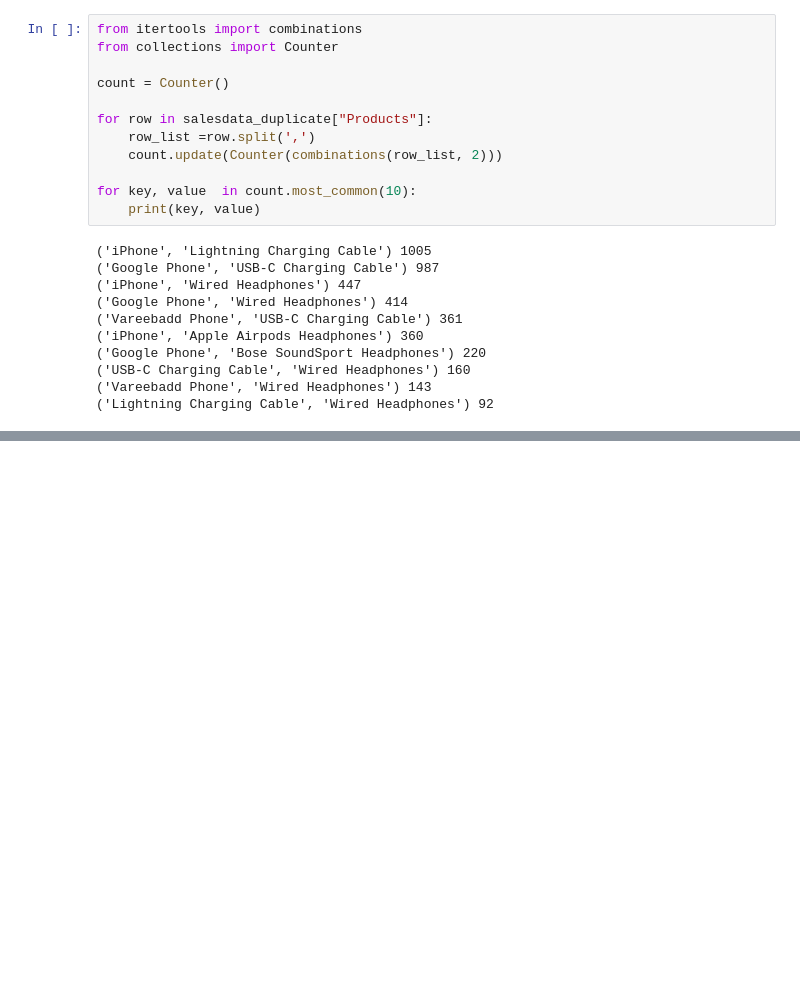
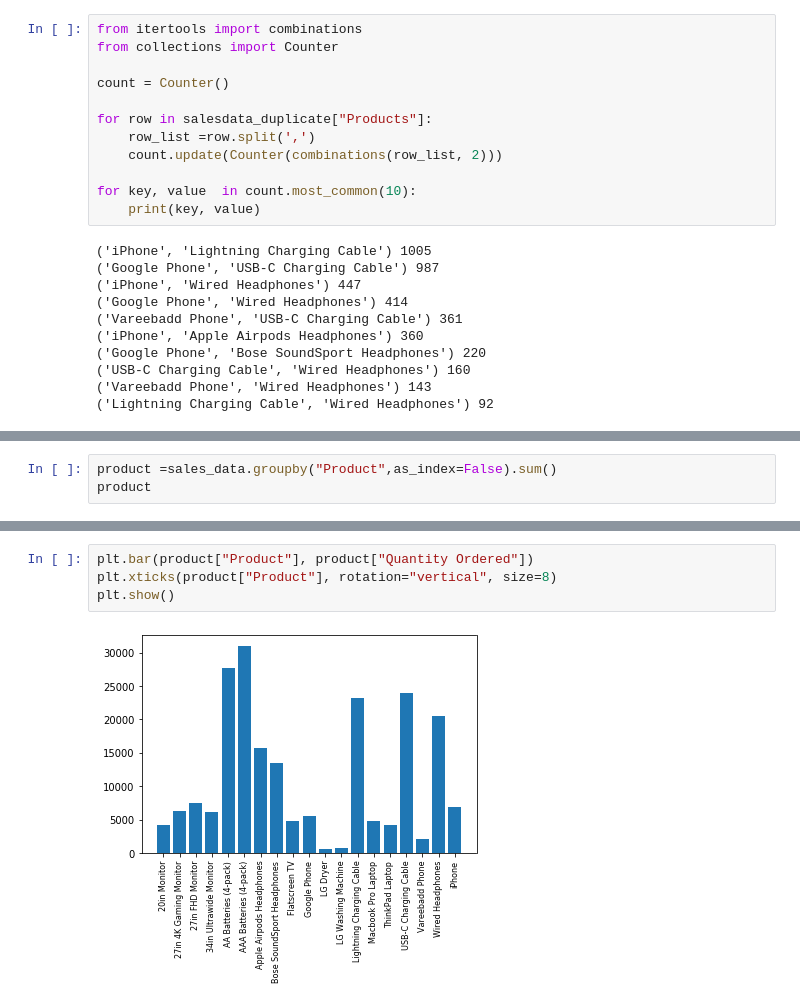
Before and after one commit to Justduzi/Sales-Analysis, a Jupyter notebook: Sales_analysis.ipynb, the cells around one changed output, grey strips where cells are left out. Drawn from its saved outputs; the diff is of its cells as text; blank space fills up the shorter version.

Commit message:
Most Ordered Product

```diff
--- a/Sales_analysis.ipynb
+++ b/Sales_analysis.ipynb
@@ -326,0 +329,3 @@ for key, value  in count.most_common(10):
+# %%
+product =sales_data.groupby("Product",as_index=False).sum()
+product
@@ -326,0 +361,6 @@ for key, value  in count.most_common(10):
+# %%
+plt.bar(product["Product"], product["Quantity Ordered"])
+plt.xticks(product["Product"], rotation="vertical", size=8)
+plt.show()
+# %% [output]
+[figure, added]
```
Also changed, not shown: parts of 3 cells of this notebook.
